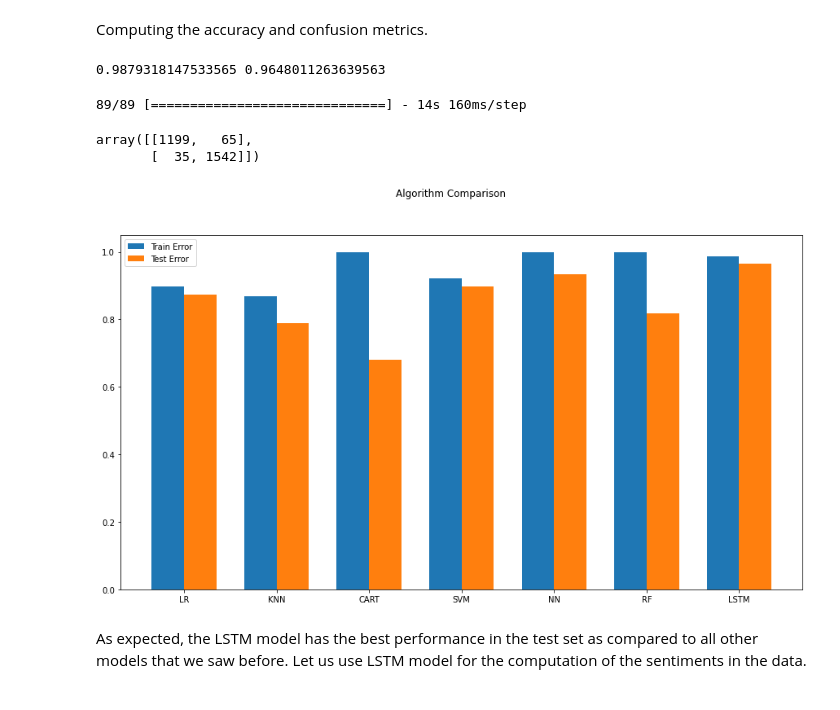
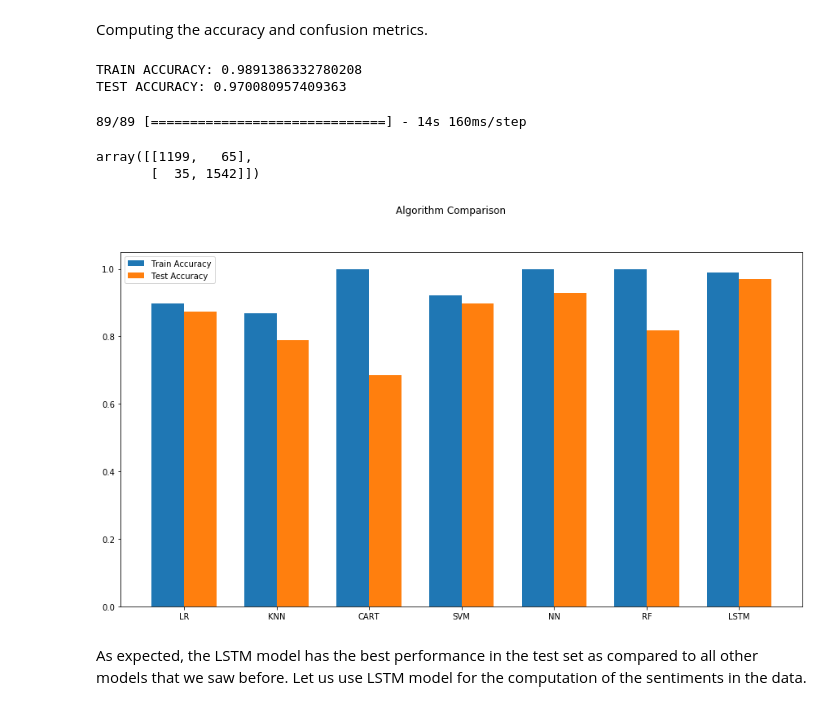
Before and after one commit to alecontuIT/ml_for_finance, a Jupyter notebook: natural language processing/1_trading strategy with NLP and sentiment analysis.ipynb, the cells around one changed output. Cells and saved outputs as stored; diff of their text form; code cells hidden in the pictures.

```diff
--- a/natural language processing/1_trading strategy with NLP and sentiment analysis.ipynb
+++ b/natural language processing/1_trading strategy with NLP and sentiment analysis.ipynb
@@ -579,9 +613,11 @@ test_result_LSTM = accuracy_score(model_LSTM.predict(X_test_LSTM), Y_test_LSTM)
 # %% [markdown]
 Computing the accuracy and confusion metrics.
 # %%
-print(train_result_LSTM,test_result_LSTM)
+print("TRAIN ACCURACY: "+str(train_result_LSTM))
+print("TEST ACCURACY: "+ str(test_result_LSTM))
 # %% [output]
-0.9879318147533565 0.9648011263639563
+TRAIN ACCURACY: 0.9891386332780208
+TEST ACCURACY: 0.970080957409363
 # %%
 #confusion_matrix(model_LSTM.predict(X_test_LSTM), Y_test_LSTM)
 # %% [output]
@@ -595,20 +631,20 @@ names.append("LSTM")
 # %%
 # compare algorithms
 from matplotlib import pyplot
 fig = pyplot.figure()
 ind = np.arange(len(names))  # the x locations for the groups
 width = 0.35  # the width of the bars
 fig.suptitle('Algorithm Comparison')
 ax = fig.add_subplot(111)
-pyplot.bar(ind - width/2, train_results,  width=width, label='Train Error')
-pyplot.bar(ind + width/2, test_results, width=width, label='Test Error')
+pyplot.bar(ind - width/2, train_results,  width=width, label='Train Accuracy')
+pyplot.bar(ind + width/2, test_results, width=width, label='Test Accuracy')
 fig.set_size_inches(15,8)
 pyplot.legend()
 ax.set_xticks(ind)
 ax.set_xticklabels(names)
 pyplot.show()
 # %% [output]
-[figure, old version]
+[figure, new version]
 # %% [markdown]
 As expected, the LSTM model has the best performance in the test set as compared to all other models that we saw before. Let us use LSTM model for the computation of the sentiments in the data.
 # %%
```
Also changed, not shown: parts of 82 cells of this notebook.
